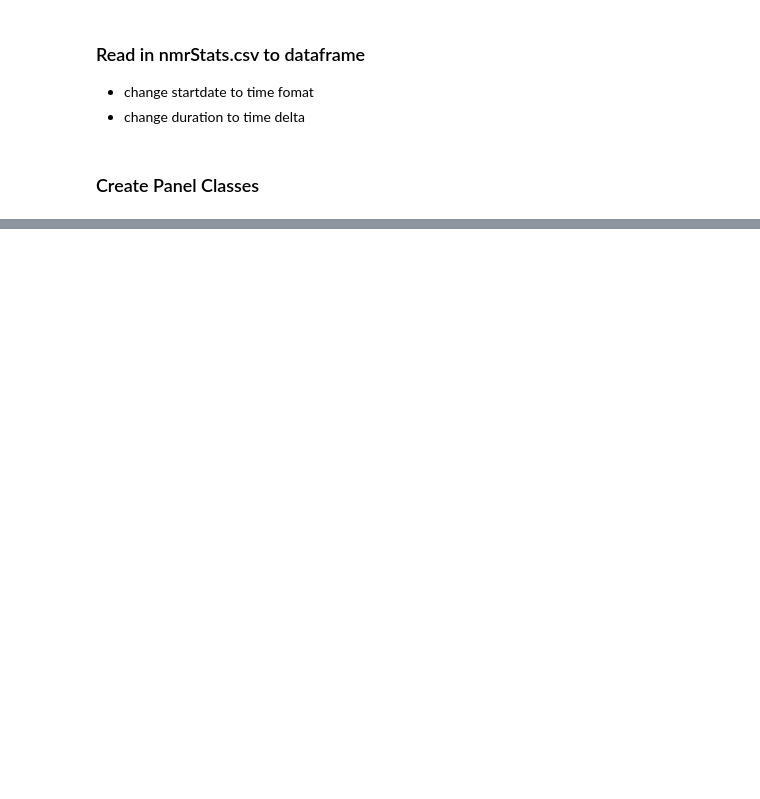
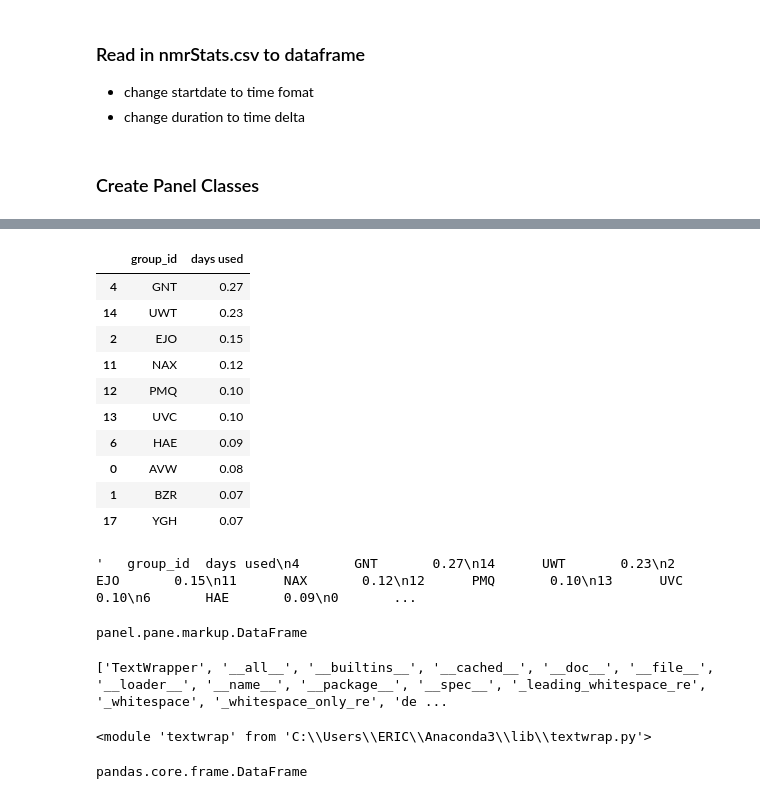
Before and after one commit to EricHughesABC/nmrStats_Heroku_panel, a Jupyter notebook: nmrStatsPanel.ipynb, the cells around one changed output, grey strips where cells are left out. Saved outputs shown, nothing was run; the diff lists cells and outputs as text; code cells hidden in the pictures; blank space fills up the shorter version.

```diff
--- a/nmrStatsPanel.ipynb
+++ b/nmrStatsPanel.ipynb
@@ -268,0 +423,30 @@ display_tabs.servable()
+# %%
+df_pane.object
+# %% [output]
+|  | group_id | days used |
+| 4 | GNT | 0.27 |
+| 14 | UWT | 0.23 |
+| 2 | EJO | 0.15 |
+| 11 | NAX | 0.12 |
+| 12 | PMQ | 0.10 |
+| 13 | UVC | 0.10 |
+| 6 | HAE | 0.09 |
+| 0 | AVW | 0.08 |
+| 1 | BZR | 0.07 |
+| 17 | YGH | 0.07 |
+# %%
+df_pane.object.__str__()
+# %% [output]
+'   group_id  days used\n4       GNT       0.27\n14      UWT       0.23\n2       EJO       0.15\n11      NAX       0.12\n12      PMQ       0.10\n13      UVC       0.10\n6       HAE       0.09\n0       ...
+# %%
+type(df_pane)
+# %% [output]
+panel.pane.markup.DataFrame
+# %%
+print(dir(pn.pane.markup.textwrap))
+# %% [output]
+['TextWrapper', '__all__', '__builtins__', '__cached__', '__doc__', '__file__', '__loader__', '__name__', '__package__', '__spec__', '_leading_whitespace_re', '_whitespace', '_whitespace_only_re', 'de ...
+# %%
+pn.pane.markup.textwrap
+# %% [output]
+<module 'textwrap' from 'C:\\Users\\ERIC\\Anaconda3\\lib\\textwrap.py'>
@@ -268,0 +455,4 @@ display_tabs.servable()
+# %%
+type(df3)
+# %% [output]
+pandas.core.frame.DataFrame
```
Also changed, not shown: parts of 58 cells of this notebook, 5 other files.
